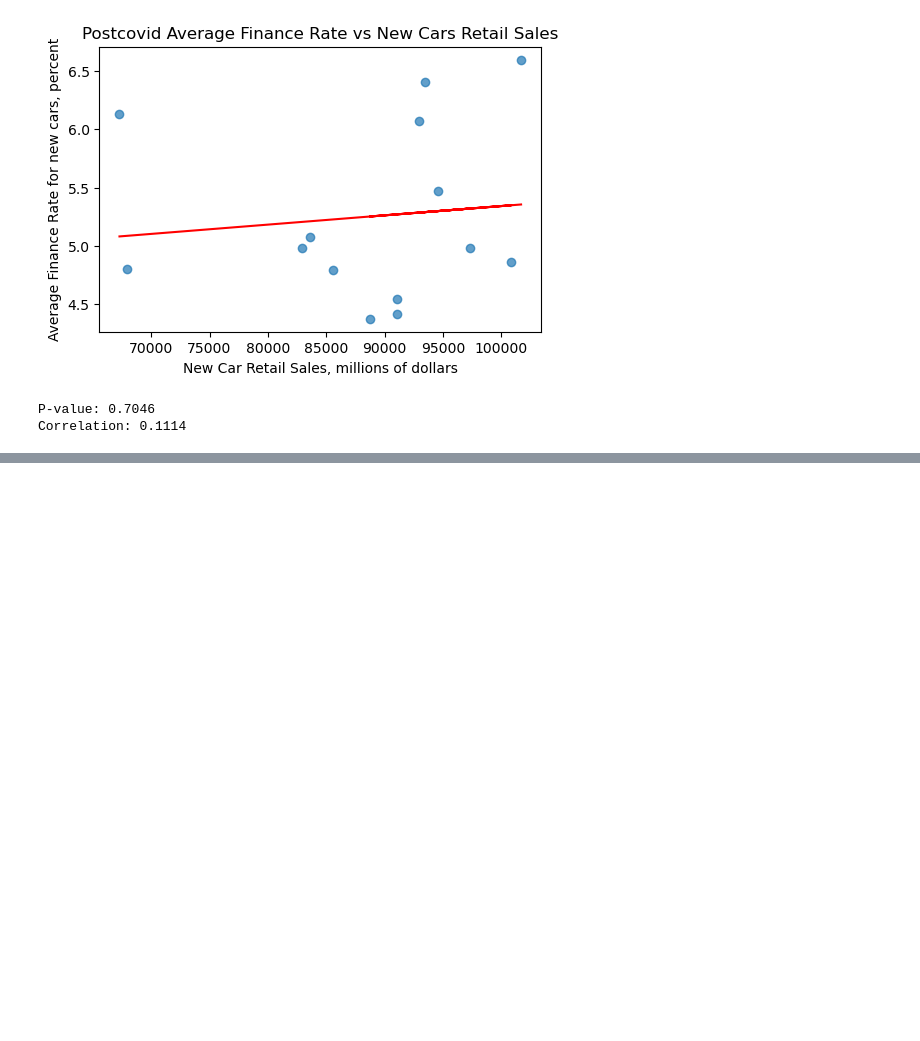
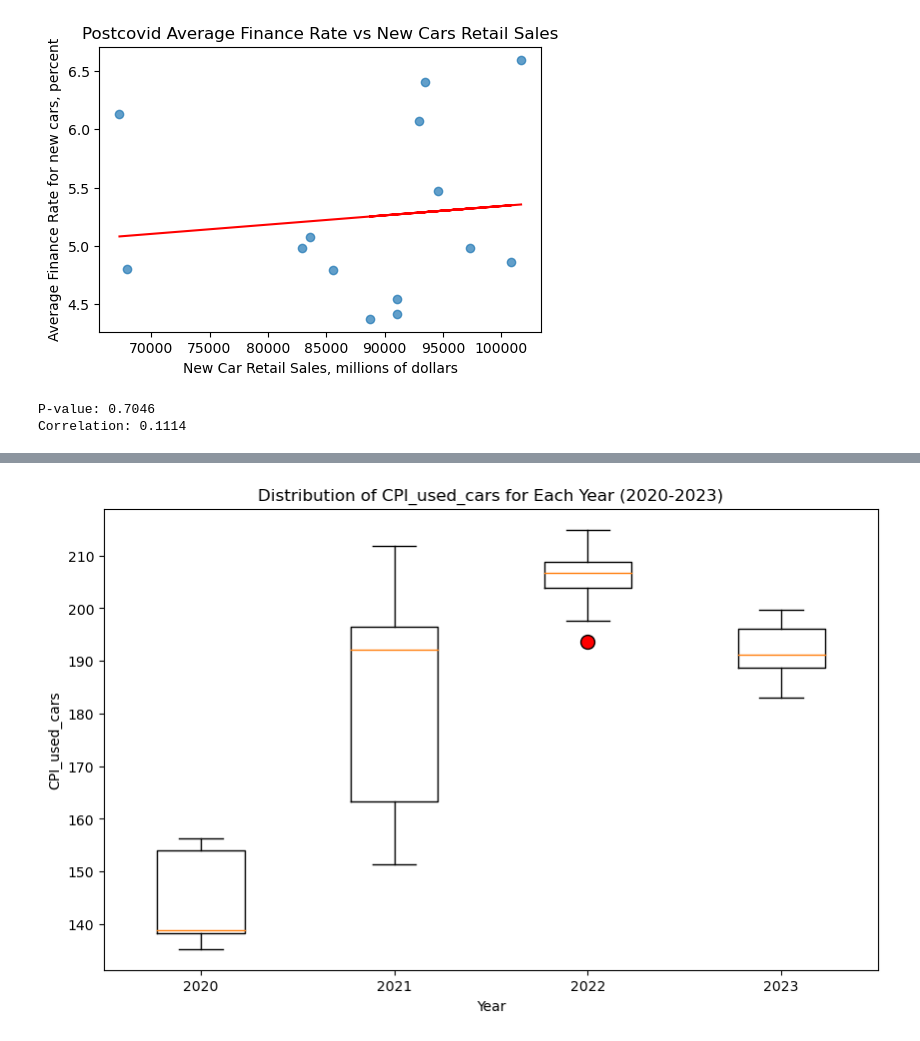
Before and after one commit to NadyaSlb/New_Car_Loan_Analysis, a Jupyter notebook: Car Data Analysis.ipynb, the cells around one changed output, grey strips where cells are left out. Saved outputs shown, nothing was run; the diff lists cells and outputs as text; code cells hidden in the pictures; blank space fills up the shorter version.

```diff
--- a/Car Data Analysis.ipynb
+++ b/Car Data Analysis.ipynb
@@ -276,0 +447,21 @@ Correlation: 0.1114
+# %%
+# Boxplot CPI_used_cars
+
+# Plotting
+plt.figure(figsize=(10, 6))
+
+# Create a boxplot and set the color and marker size of the dots
+flierprops = dict(marker='o', markerfacecolor='red', markersize=10)  # Set the marker style and size
+
+plt.boxplot(
+    [CPI_data_filtered[CPI_data_filtered['Year'] == year]['CPI_used_cars'] for year in years_to_analyze],
+    labels=years_to_analyze, flierprops=flierprops
+)
+
+plt.xlabel('Year')
+plt.ylabel('CPI_used_cars')
+plt.title('Distribution of CPI_used_cars for Each Year (2020-2023)')
+
+plt.show()
+# %% [output]
+[figure, added]
```
Also changed, not shown: parts of 28 cells of this notebook.
